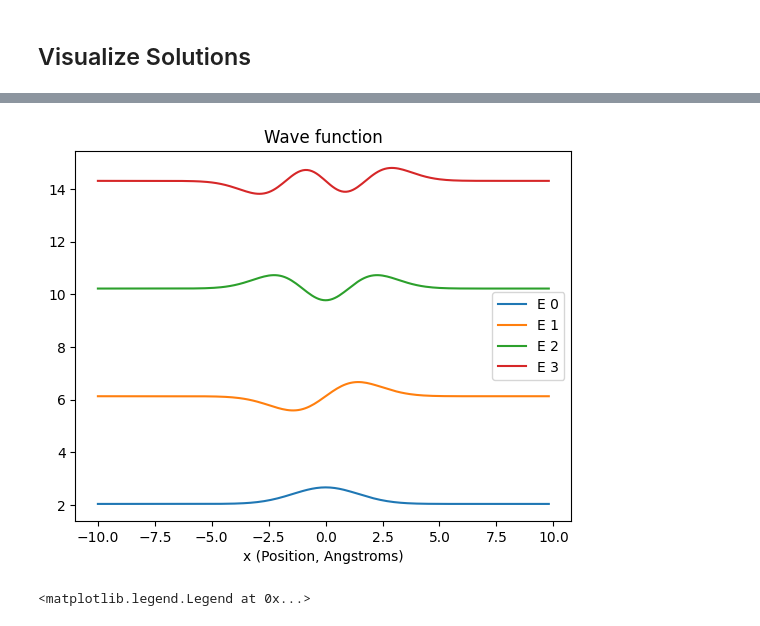
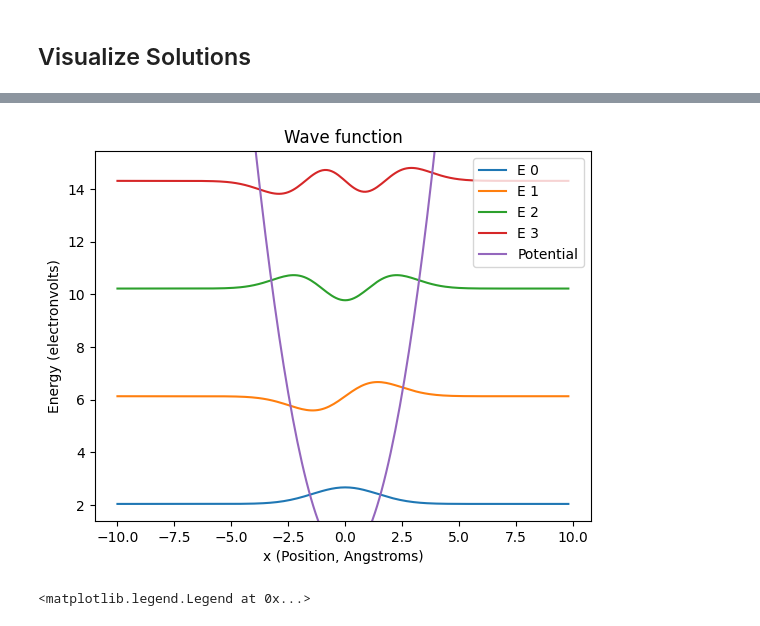
Before and after one commit to Warburton-Lab/schrodinger_notebooks, a Jupyter notebook: fourier_grid_hamiltonian.ipynb, the cells around one changed output, grey strips where cells are left out. Drawn from its saved outputs; the diff is of its cells as text; code cells hidden in the pictures.

Commit message:
Fix bug for non-sequential energy levels, and display potential energy curve with wavefuncs

```diff
--- a/fourier_grid_hamiltonian.ipynb
+++ b/fourier_grid_hamiltonian.ipynb
@@ -311,6 +311,8 @@ np.apply_along_axis(compute_conjugate_hamiltonian_element, 1, matrix_indices)
 hamiltonian_eig = linalg.eig(hamiltonian)
 hamiltonian_eigenvals = hamiltonian_eig[0]
 hamiltonian_eigenvects = hamiltonian_eig[1]
+# Evaluate the potential energy at every grid point
+potential_energy_vals = potential(grid_points)
 # %% [markdown]
 ## Save Data To JSON
 # %%
@@ -366,17 +368,33 @@ from scipy import integrate
 # specified energy levels. Then we plot the components of these
 # eigenvectors.
 # Also, this prints the amount of energy (in electronvolts) that the
-# particle has at each energy level.
-print('Energy levels: (in electron volts)')
+# particle has at each energy level, and plots the potential energy
+# curve along with the wavefunctions and squared wavefunctions.
+#
+# Note that if the potential is very large relative to the
+# wavefunctions, then the wavefunctions would appear as closely spaced,
+# indiscernable lines at the bottom of the graph, which is not
+# desirable. To avoid this, set restrict_plot_range_to_wavefuncs to True
+# to restrict the range of the vertical axes of both graphs to
+# (approximately) the minimum and maximum values of the wavefunctions
+# and squared wavefunctions to be plotted.
+
+restrict_plot_range_to_wavefuncs = True
+
+print('Energy levels: (in electronvolts)')
 
 srt_ham_egv = hamiltonian_eigenvals.argsort()
 
 # A list containing normalized solutions/wavefunctions. The element at
 # the ith index of this list should be a numpy array containing the
-# solution for the ith energy level.
+# solution for the energy level at the ith index of
+# energy_levels_to_plot.
 normalized_solns = []
 
-for e_lvl, egv_index in enumerate(srt_ham_egv.take(energy_levels_to_plot)):
+# Convert Joules to electron volts
+potential_energy_ev = potential_energy_vals * 6.241_509_074e18
+
+for _, egv_index in enumerate(srt_ham_egv.take(energy_levels_to_plot)):
     # Convert meters to Angstroms
     grid_points_A = grid_points * 1e10
     soln_int = integrate.simpson(
@@ -384,28 +402,70 @@ for e_lvl, egv_index in enumerate(srt_ham_egv.take(energy_levels_to_plot)):
     normalized_solns.append(
         hamiltonian_eigenvects[:, egv_index]/sqrt(soln_int))
 
-for e_lvl, egv_index in enumerate(srt_ham_egv.take(energy_levels_to_plot)):
-    # Convert Joules to electron volts
-    energy_ev = abs(hamiltonian_eigenvals[egv_index] * 6.241_509_074e18)
+normalized_solns = np.array(normalized_solns)
+
+# Convert Joules to electronvolts
+energy_quantities = np.absolute(hamiltonian_eigenvals[srt_ham_egv.take(
+    energy_levels_to_plot)] * 6.241_509_074e18)
+
+# Normalized solutions plus the amount of energy (in electronvolts)
+# corresponding to each solution (essentially shifting the graphs of
+# these solutions horizontally)
+normalized_solns_plus_nrg = normalized_solns + np.repeat(
+    energy_quantities.reshape(len(energy_levels_to_plot), 1),
+    repeats=normalized_solns.shape[1],  axis=1)
+
+# The largest and smallest values of any of the wavefunctions plus
+# energy to be plotted on the interval on which they will be plotted,
+# and the magnitude of the difference between them.
+max_wavefunc_val = normalized_solns_plus_nrg.max()
+min_wavefunc_val = normalized_solns_plus_nrg.min()
+wavefunc_range = max_wavefunc_val - min_wavefunc_val
+
+for index, e_lvl in enumerate(energy_levels_to_plot):
     print('Energy level {}: {}'
-          .format(e_lvl, energy_ev))
+          .format(e_lvl, energy_quantities[index]))
     # Convert meters to Angstroms
-    plt.plot(grid_points * 1e10,
-             normalized_solns[e_lvl]+energy_ev, label='E {}'.format(e_lvl))
+    plt.plot(grid_points * 1e10, normalized_solns_plus_nrg[index],
+             label='E {}'.format(e_lvl))
 
+# Convert meters to Angstroms and plot the potential energy curve
+plt.plot(grid_points * 1e10, potential_energy_ev, label='Potential')
+if restrict_plot_range_to_wavefuncs:
+    plt.ylim((min_wavefunc_val - wavefunc_range * 0.05,
+              max_wavefunc_val + wavefunc_range * 0.05))
 plt.xlabel('x (Position, Angstroms)')
+plt.ylabel('Energy (electronvolts)')
 plt.title('Wave function')
 plt.legend()
 plt.show()
 
-for e_lvl, egv_index in enumerate(srt_ham_egv.take(energy_levels_to_plot)):
-    # Convert Joules to electron volts
-    energy_ev = abs(hamiltonian_eigenvals[egv_index] * 6.241_509_074e18)
+# Normalized squared solutions plus the amount of energy (in
+# electronvolts) corresponding to each squared solution (essentially
+# shifting the graphs of these squared solutions horizontally)
+normalized_sq_solns_plus_nrg = normalized_solns**2 + np.repeat(
+    energy_quantities.reshape(len(energy_levels_to_plot), 1),
+    repeats=normalized_solns.shape[1],  axis=1)
+
+# The largest and smallest values of any of the squared wavefunctions
+# plus energy to be plotted on the interval on which they will be
+# plotted, and the magnitude of the difference between them.
+max_sq_wavefunc_val = normalized_sq_solns_plus_nrg.max()
+min_sq_wavefunc_val = normalized_sq_solns_plus_nrg.min()
+sq_wavefunc_range = max_sq_wavefunc_val - min_sq_wavefunc_val
+
+for index, e_lvl in enumerate(energy_levels_to_plot):
     # Convert meters to Angstroms
-    plt.plot(grid_points * 1e10,
-             normalized_solns[e_lvl]**2+energy_ev, label='E {}'.format(e_lvl))
+    plt.plot(grid_points * 1e10, normalized_sq_solns_plus_nrg[index],
+             label='E {}'.format(e_lvl))
 
+# Convert meters to Angstroms and plot the potential energy curve
+plt.plot(grid_points * 1e10, potential_energy_ev, label='Potential')
+if restrict_plot_range_to_wavefuncs:
+    plt.ylim((min_sq_wavefunc_val - sq_wavefunc_range * 0.05,
+              max_sq_wavefunc_val + sq_wavefunc_range * 0.05))
 plt.xlabel('x (Position, Angstroms)')
+plt.ylabel('Energy (electronvolts)')
 plt.title('Squared magnitude of wave function (Prob. Dist. Func.)')
 plt.legend()
 # %% [output]
@@ -413,6 +473,6 @@ Energy levels: (in electron volts)
 Energy level 0: 2.0445430856909104
 Energy level 1: 6.133629257060417
 Energy level 2: 10.222715428444108
 Energy level 3: 14.311801599814538
-[figure, old version]
+[figure, new version]
 <matplotlib.legend.Legend at 0x...>
```
Also changed, not shown: parts of 3 cells of this notebook.
